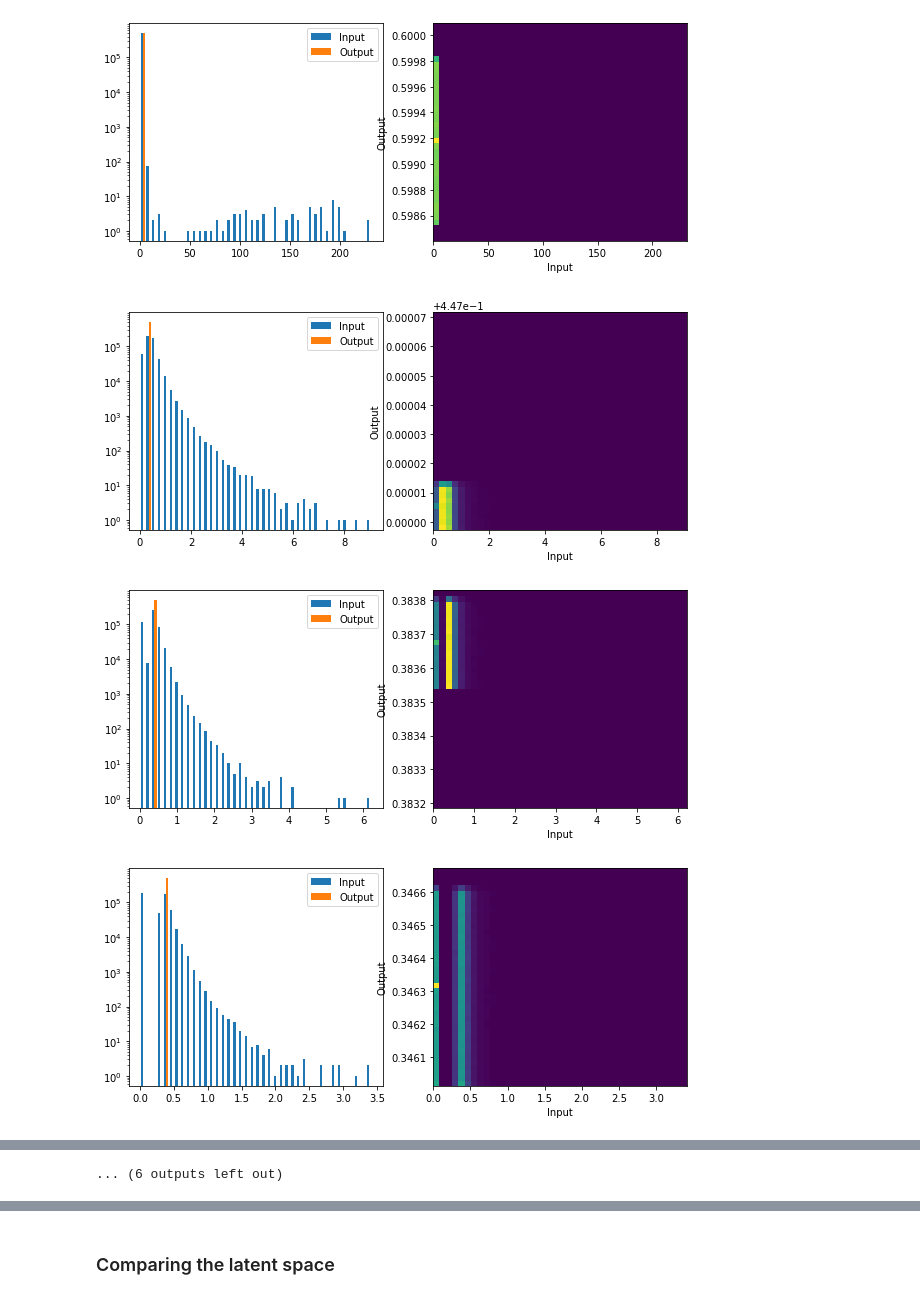
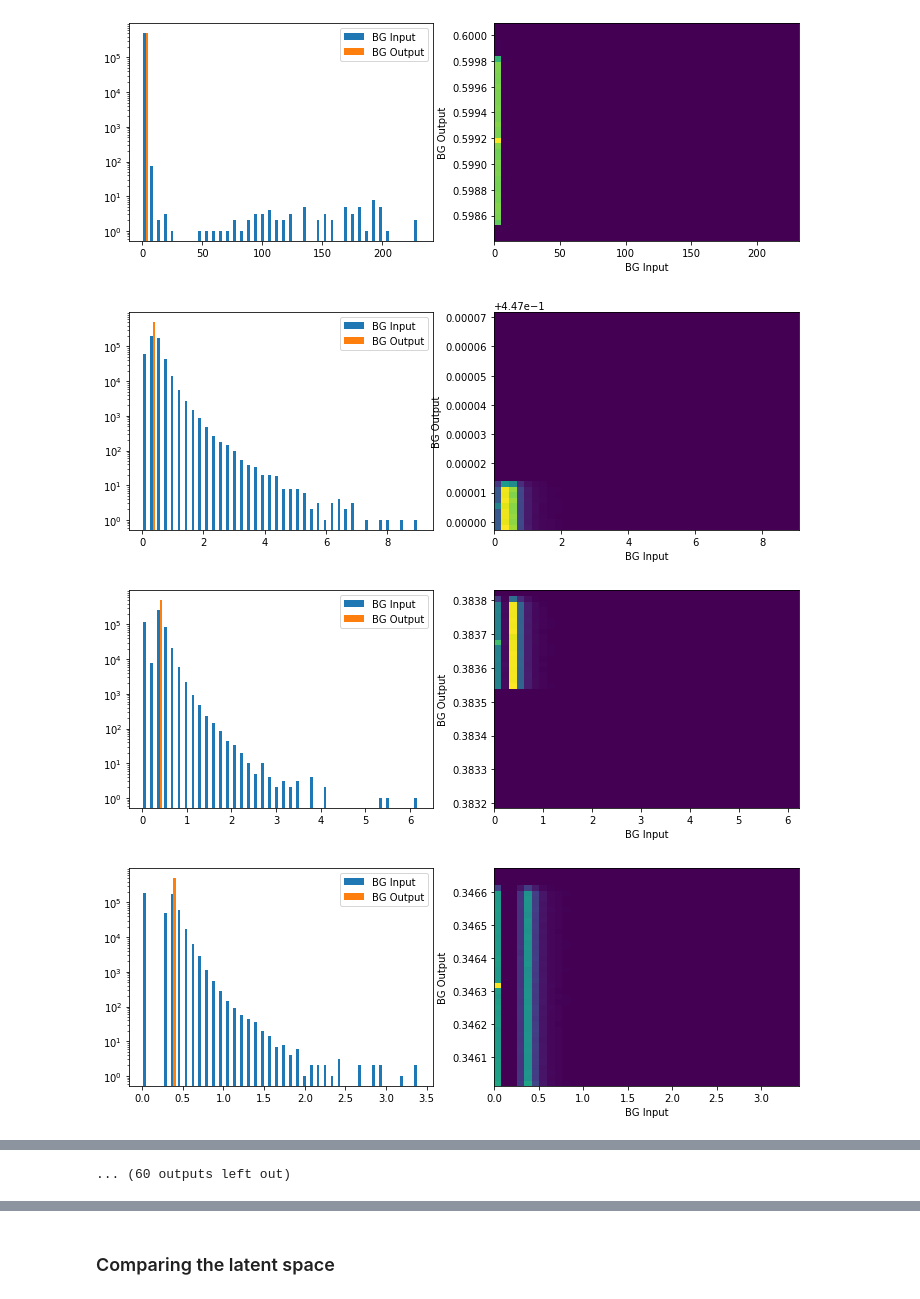
Before and after one commit to thongonary/AnomalyTrigger, a Jupyter notebook: Evaluation.ipynb, the cells around one changed output, grey strips where cells are left out. Cells and saved outputs as stored; diff of their text form; code cells hidden in the pictures.

```diff
--- a/Evaluation.ipynb
+++ b/Evaluation.ipynb
@@ -63,18 +64,18 @@ for i, data in enumerate(dataloader):
 # %%
-
-for i in range(outputData.shape[1]):
-    plt.figure(figsize=(10,4))
-    plt.subplot(1,2,1)
-    plt.hist([inputData[:,i].flatten(), outputData[:,i].flatten()],bins=40, label=['Input', 'Output'])
-    plt.yscale('log')
-    plt.legend(loc='best')
-    plt.subplot(1,2,2)
-    plt.hist2d(inputData[:,i].flatten(),outputData[:,i].flatten(),bins=40)
-    plt.xlabel('Input')
-    plt.ylabel('Output')
-    plt.show()
+for sample in sampleMap:
+    for i in range(sampleMap[sample]['output'].shape[1]):
+        plt.figure(figsize=(12,4))
+        plt.subplot(1,2,1)
+        plt.hist([sampleMap[sample]['input'][:,i].flatten(), sampleMap[sample]['output'][:,i].flatten()],bins=40, label=['{} Input'.format(sample), '{} Output'.format(sample)])
+        plt.yscale('log')
+        plt.legend(loc='best')
+        plt.subplot(1,2,2)
+        plt.hist2d(sampleMap[sample]['input'][:,i].flatten(),sampleMap[sample]['output'][:,i].flatten(),bins=40)
+        plt.xlabel('{} Input'.format(sample))
+        plt.ylabel('{} Output'.format(sample))
+        plt.show()
 # %% [output]
-[figure, old version]
+[figure, new version]
-[figure, old version]
+[figure, new version]
-[figure, old version]
+[figure, new version]
-[figure, old version]
+[figure, new version]
@@ -89 +90 @@ for i in range(outputData.shape[1]):
-... (6 outputs left out)
+... (60 outputs left out)
```
Also changed, not shown: parts of 23 cells of this notebook, 1 other file.
